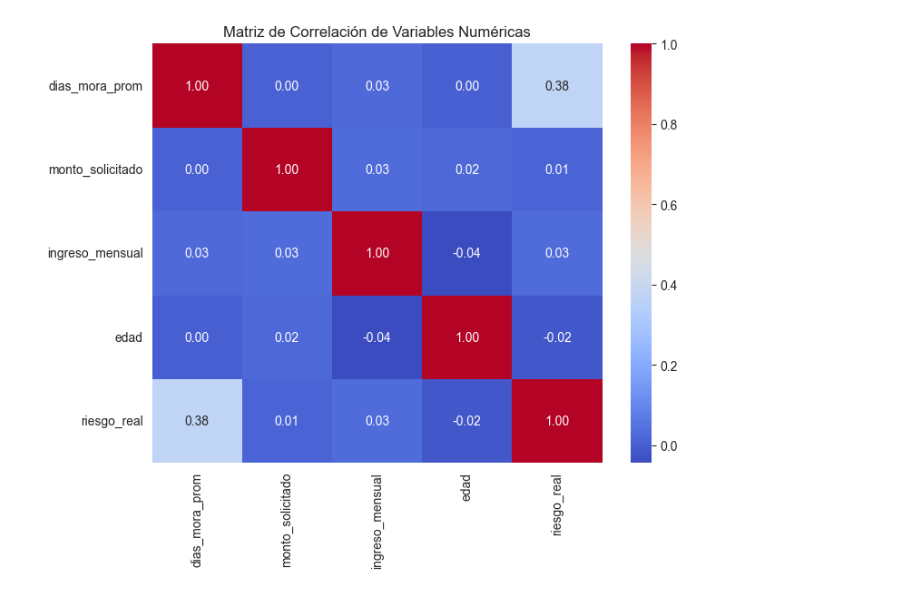
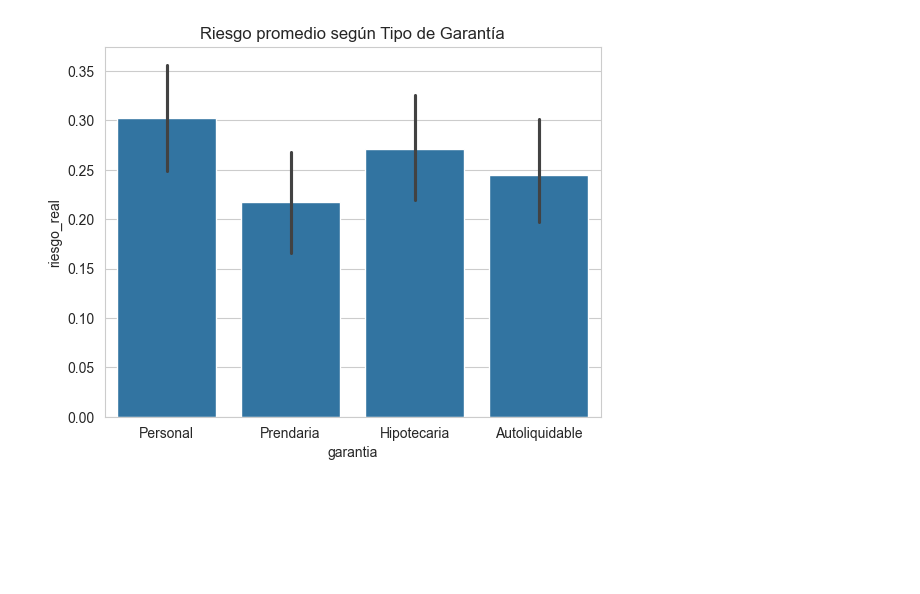
Before and after one commit to xacq/tesis_credito_ml, a Jupyter notebook: notebooks/02_analisis_exploratorio.ipynb, the cells around one changed output. Saved outputs shown, nothing was run; the diff lists cells and outputs as text; code cells hidden in the pictures; blank space fills up the shorter version.

```diff
--- a/notebooks/02_analisis_exploratorio.ipynb
+++ b/notebooks/02_analisis_exploratorio.ipynb
@@ -6,6 +8,7 @@ import seaborn as sns
 # %%
-# Cargar datos originales (es mejor graficar con los nombres reales antes de codificar)
-df = pd.read_csv('../data/datos_credito_simulados.csv')
-
-# Configuración visual
-sns.set_style("whitegrid")
+# -------------------------------
+# 1. Distribución del riesgo
+# -------------------------------
+sns.countplot(x='riesgo_real', data=df)
+plt.title("Distribución de Riesgo Crediticio")
+plt.show()
@@ -34,12 +35,10 @@ plt.show()
 # %%
-# GRÁFICO 3: Matriz de Correlación (Mapa de Calor)
-# Seleccionamos solo numéricas para ver correlaciones
-cols_corr = ['dias_mora_prom', 'monto_solicitado', 'ingreso_mensual', 'edad', 'riesgo_real']
-plt.figure(figsize=(8, 6))
-sns.heatmap(df[cols_corr].corr(), annot=True, cmap='coolwarm', fmt=".2f")
-plt.title('Matriz de Correlación de Variables Numéricas')
-plt.savefig('figura_correlacion.png')
+# -------------------------------
+# 4. Garantía vs Riesgo
+# -------------------------------
+sns.barplot(x='garantia', y='riesgo_real', data=df)
+plt.title("Riesgo promedio según Tipo de Garantía")
 plt.show()
 # %% [output]
-[figure, old version]
+[figure, new version]
 # %%
```
Also changed, not shown: parts of 8 cells of this notebook, 27 other files.
